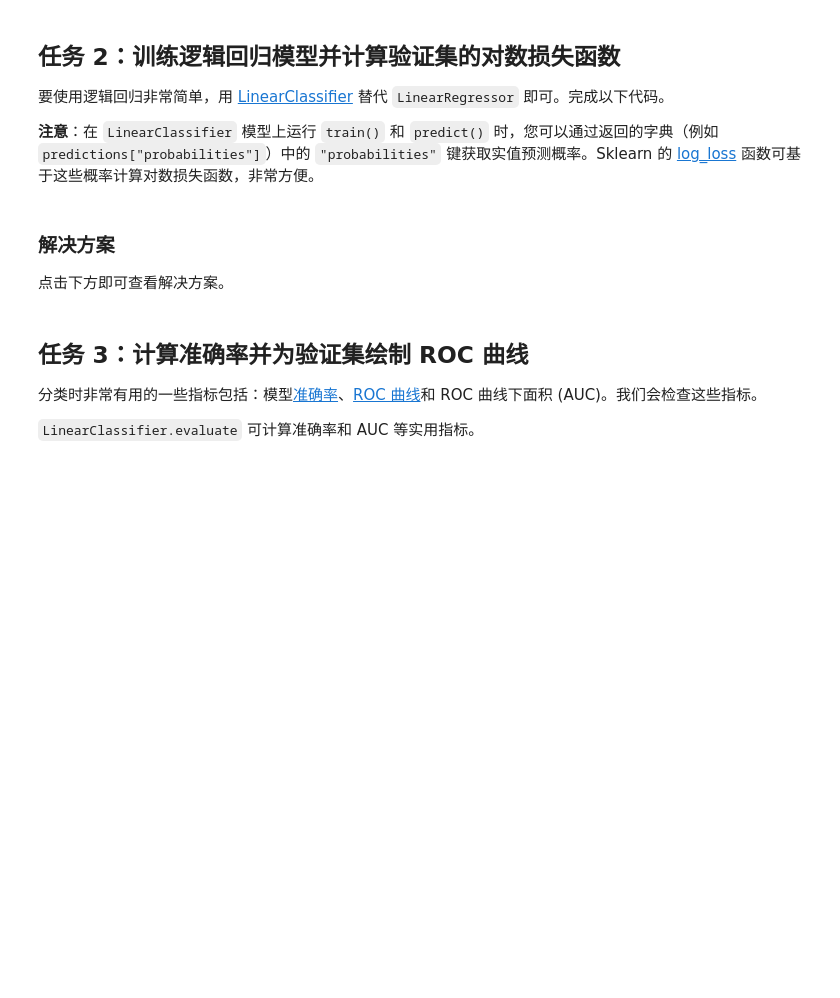
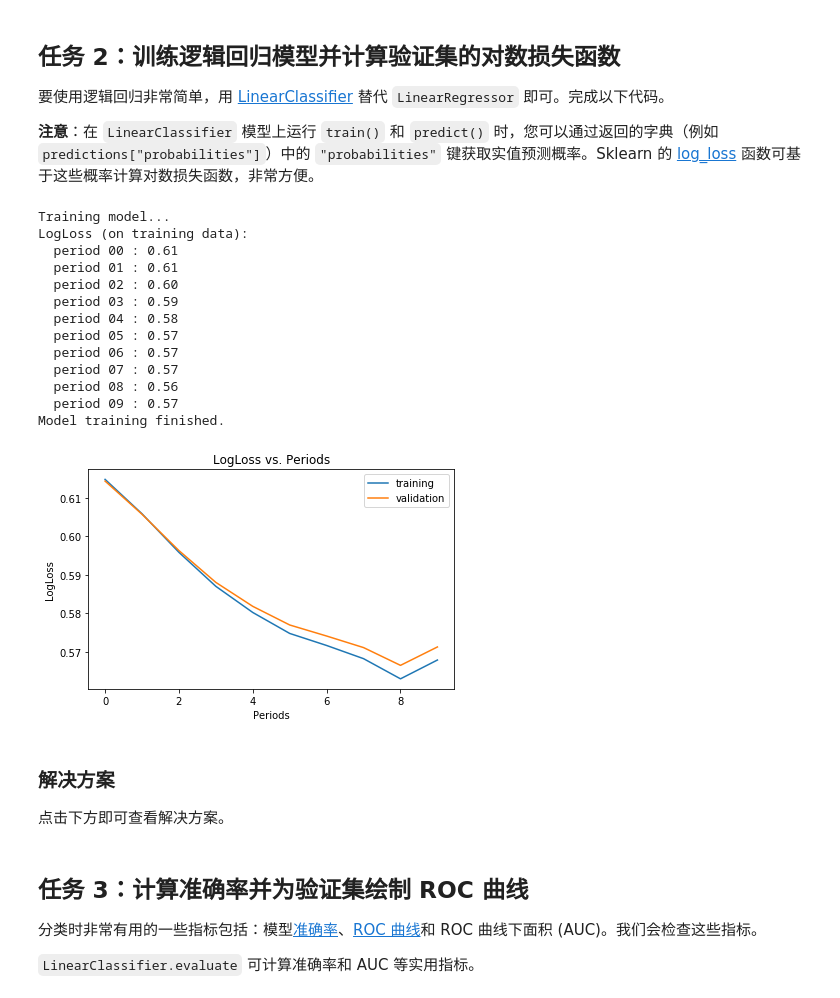
Before and after one commit to Baileyswu/google-tensorflow-tutor, a Jupyter notebook: 7. logistic_regression.ipynb, the cells around one changed output. Drawn from its saved outputs; the diff is of its cells as text; code cells hidden in the pictures; blank space fills up the shorter version.

Commit message:
linear classify

```diff
--- a/7. logistic_regression.ipynb
+++ b/7. logistic_regression.ipynb
@@ -342,20 +424,26 @@ def train_linear_classifier_model(
   # Create a linear classifier object.
   my_optimizer = tf.train.GradientDescentOptimizer(learning_rate=learning_rate)
   my_optimizer = tf.contrib.estimator.clip_gradients_by_norm(my_optimizer, 5.0)
-  linear_classifier = # YOUR CODE HERE: Construct the linear classifier.
+  linear_classifier = tf.estimator.LinearClassifier(
+      feature_columns=construct_feature_columns(training_examples),
+      optimizer=my_optimizer
+  )# YOUR CODE HERE: Construct the linear classifier.
 
   # Create input functions.
-  training_input_fn = lambda: my_input_fn(training_examples,
-                                          training_targets["median_house_value_is_high"],
-                                          batch_size=batch_size)
-  predict_training_input_fn = lambda: my_input_fn(training_examples,
-                                                  training_targets["median_house_value_is_high"],
-                                                  num_epochs=1,
-                                                  shuffle=False)
-  predict_validation_input_fn = lambda: my_input_fn(validation_examples,
-                                                    validation_targets["median_house_value_is_high"],
-                                                    num_epochs=1,
-                                                    shuffle=False)
+  training_input_fn = lambda: my_input_fn(
+    training_examples,
+    training_targets["median_house_value_is_high"],
+    batch_size=batch_size)
+  predict_training_input_fn = lambda: my_input_fn(
+    training_examples,
+    training_targets["median_house_value_is_high"],
+    num_epochs=1,
+    shuffle=False)
+  predict_validation_input_fn = lambda: my_input_fn(
+    validation_examples,
+    validation_targets["median_house_value_is_high"],
+    num_epochs=1,
+    shuffle=False)
 
   # Train the model, but do so inside a loop so that we can periodically assess
   # loss metrics.
@@ -397,13 +485,28 @@ def train_linear_classifier_model(
   return linear_classifier
 # %%
 linear_classifier = train_linear_classifier_model(
-    learning_rate=0.000005,
-    steps=500,
+    learning_rate=0.000001,
+    steps=800,
     batch_size=20,
     training_examples=training_examples,
     training_targets=training_targets,
     validation_examples=validation_examples,
     validation_targets=validation_targets)
+# %% [output]
+Training model...
+LogLoss (on training data):
+  period 00 : 0.61
+  period 01 : 0.61
+  period 02 : 0.60
+  period 03 : 0.59
+  period 04 : 0.58
+  period 05 : 0.57
+  period 06 : 0.57
+  period 07 : 0.57
+  period 08 : 0.56
+  period 09 : 0.57
+Model training finished.
+[figure, added]
 # %% [markdown]
  ### 解决方案
 
```
Also changed, not shown: parts of 11 cells of this notebook, 3 other files.
